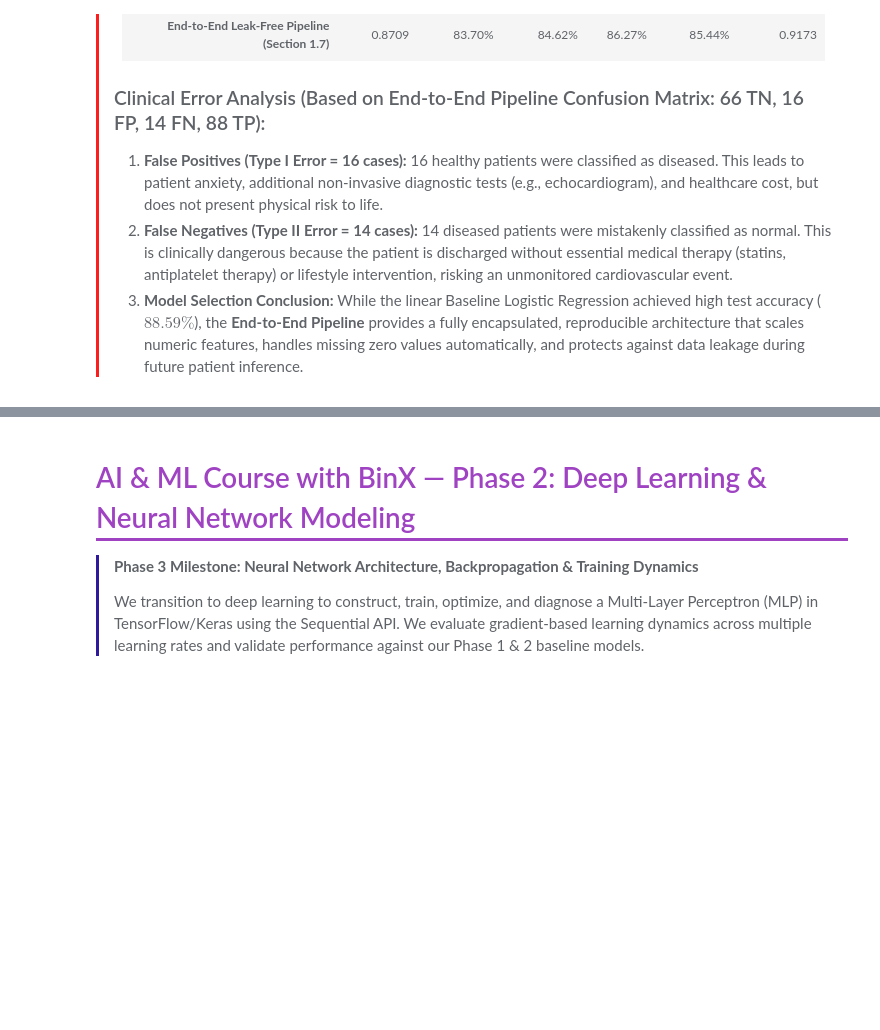
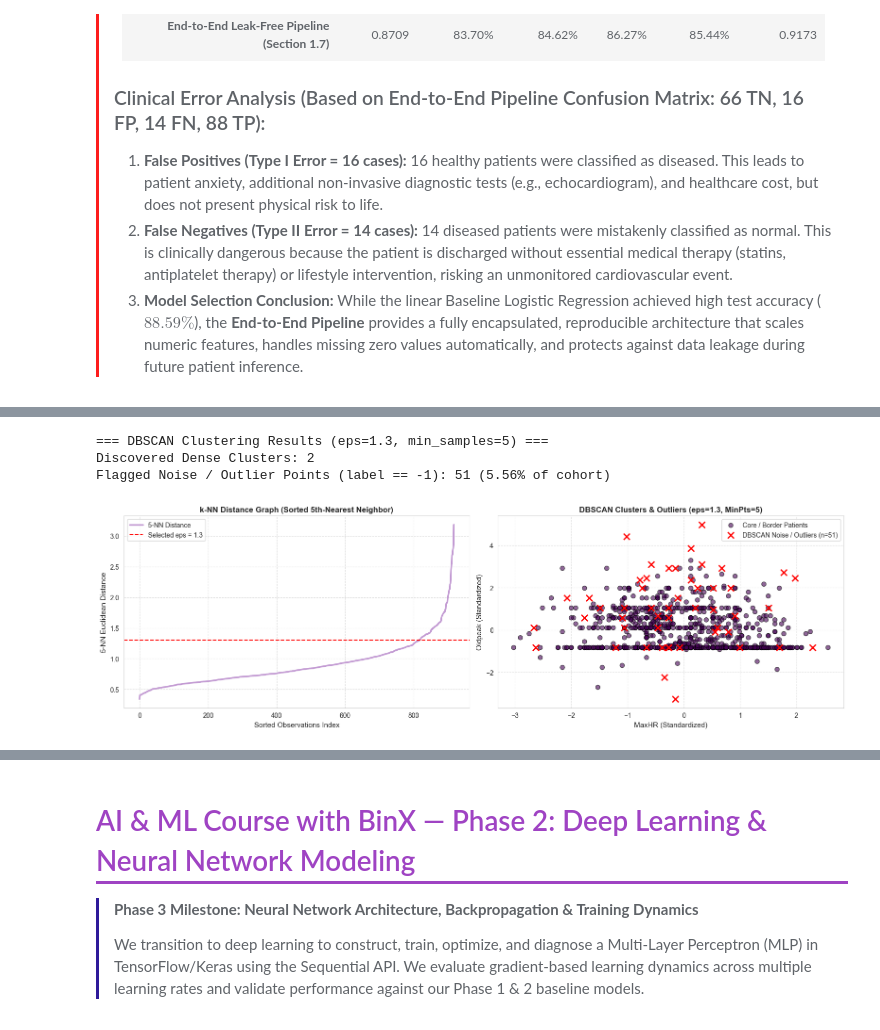
Before and after one commit to Amr-Sheqwara/AI_ML_Internship, a Jupyter notebook: Projects/cardiac_monitoring_project/Notebooks/Cardiac_Patient_Monitoring_System.ipynb, the cells around one changed output, grey strips where cells are left out. Saved outputs shown, nothing was run; the diff lists cells and outputs as text; code cells hidden in the pictures; blank space fills up the shorter version.

```diff
--- a/Projects/cardiac_monitoring_project/Notebooks/Cardiac_Patient_Monitoring_System.ipynb
+++ b/Projects/cardiac_monitoring_project/Notebooks/Cardiac_Patient_Monitoring_System.ipynb
@@ -956,0 +1003,53 @@ display(cluster_profiles)
+# %%
+k_neighbors = 5
+nbrs = NearestNeighbors(n_neighbors=k_neighbors).fit(X_cluster_scaled)
+distances, indices = nbrs.kneighbors(X_cluster_scaled)
+sorted_distances = np.sort(distances[:, k_neighbors - 1])
+
+optimal_eps = 1.3
+min_samples_val = 5
+dbscan = DBSCAN(eps=optimal_eps, min_samples=min_samples_val)
+df["DBSCAN_Cluster"] = dbscan.fit_predict(X_cluster_scaled)
+
+n_db_clusters = len(set(df["DBSCAN_Cluster"])) - (1 if -1 in df["DBSCAN_Cluster"] else 0)
+n_db_noise = (df["DBSCAN_Cluster"] == -1).sum()
+pct_noise = (n_db_noise / len(df)) * 100
+
+print(f"=== DBSCAN Clustering Results (eps={optimal_eps}, min_samples={min_samples_val}) ===")
+print(f"Discovered Dense Clusters: {n_db_clusters}")
+print(f"Flagged Noise / Outlier Points (label == -1): {n_db_noise} ({pct_noise:.2f}% of cohort)")
+
+fig, axes = plt.subplots(1, 2, figsize=(16, 5))
+
+axes[0].plot(sorted_distances, color="#C39BD3", linewidth=2.5, label="5-NN Distance")
+axes[0].axhline(y=optimal_eps, color="red", linestyle="--", linewidth=1.5, label=f"Selected eps = {optimal_eps}")
+axes[0].set_title("k-NN Distance Graph (Sorted 5th-Nearest Neighbor)", fontsize=12, fontweight="bold")
+axes[0].set_xlabel("Sorted Observations Index", fontsize=11)
+axes[0].set_ylabel("5-NN Euclidean Distance", fontsize=11)
+axes[0].legend(frameon=True)
+axes[0].grid(True, linestyle="--", alpha=0.6)
+
+core_mask = df["DBSCAN_Cluster"] != -1
+noise_mask = df["DBSCAN_Cluster"] == -1
+
+axes[1].scatter(
+    X_cluster_scaled[core_mask, 3], X_cluster_scaled[core_mask, 4],
+    c=df.loc[core_mask, "DBSCAN_Cluster"], cmap="viridis", alpha=0.6, edgecolors="k", s=45, label="Core / Border Patients"
+)
+axes[1].scatter(
+    X_cluster_scaled[noise_mask, 3], X_cluster_scaled[noise_mask, 4],
+    c="red", marker="x", s=90, linewidth=2, label=f"DBSCAN Noise / Outliers (n={n_db_noise})"
+)
+axes[1].set_title(f"DBSCAN Clusters & Outliers (eps={optimal_eps}, MinPts={min_samples_val})", fontsize=12, fontweight="bold")
+axes[1].set_xlabel("MaxHR (Standardized)", fontsize=11)
+axes[1].set_ylabel("Oldpeak (Standardized)", fontsize=11)
+axes[1].legend(frameon=True)
+axes[1].grid(True, linestyle="--", alpha=0.5)
+
+plt.tight_layout()
+plt.show()
+# %% [output]
+=== DBSCAN Clustering Results (eps=1.3, min_samples=5) ===
+Discovered Dense Clusters: 2
+Flagged Noise / Outlier Points (label == -1): 51 (5.56% of cohort)
+[figure, added]
```
Also changed, not shown: parts of 28 cells of this notebook, 3 other files.
